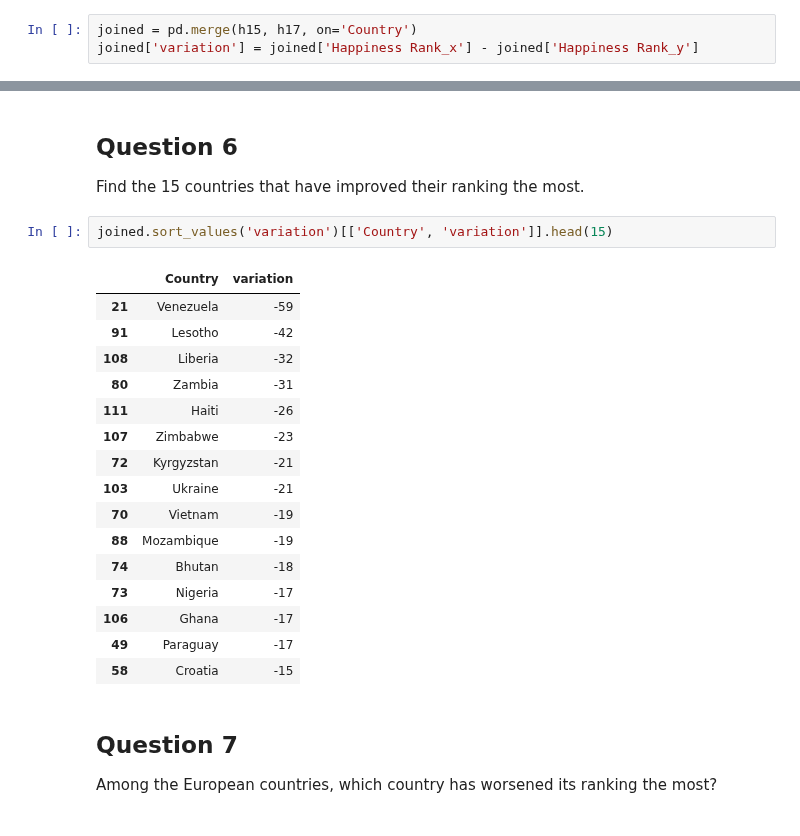
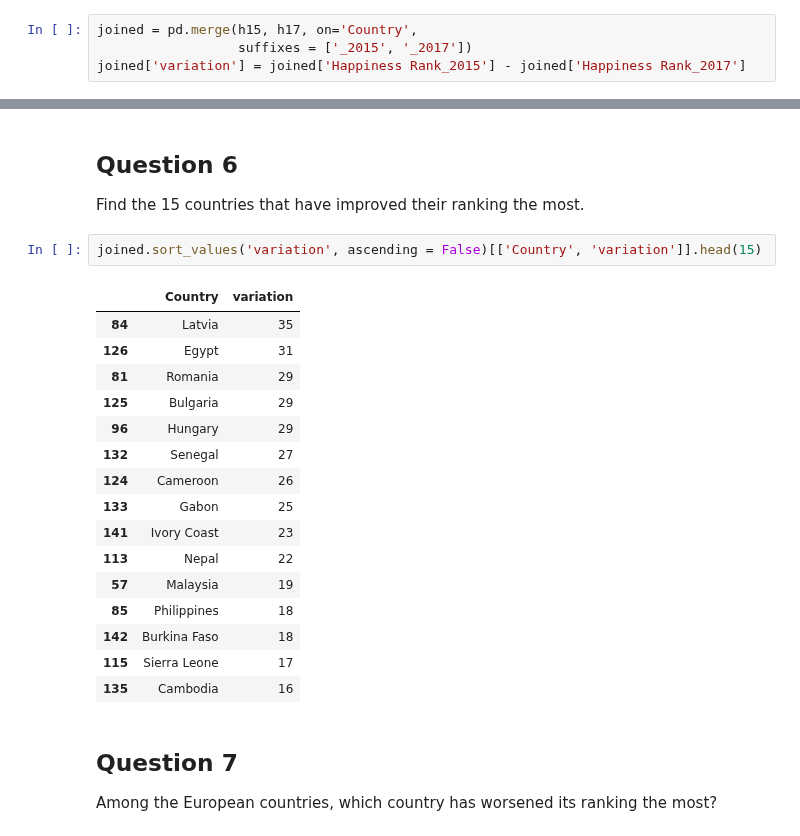
Before and after one commit to gdv/foundationsCS, a Jupyter notebook: teachers/py-10-happiness.ipynb, the cells around one changed output, grey strips where cells are left out. Drawn from its saved outputs; the diff is of its cells as text.

```diff
--- a/teachers/py-10-happiness.ipynb
+++ b/teachers/py-10-happiness.ipynb
@@ -210,6 +207,7 @@ For each nation, compute the variation in the ranking between 2015 and 2017. Put
 We join the `h15` and `h17` dataframes on the *Country* column.
 Beware that we need to use an outer join, for otherwise we would consider only contries that had a ranking in both years
 # %%
-joined = pd.merge(h15, h17, on='Country')
-joined['variation'] = joined['Happiness Rank_x'] - joined['Happiness Rank_y']
+joined = pd.merge(h15, h17, on='Country',
+                  suffixes = ['_2015', '_2017'])
+joined['variation'] = joined['Happiness Rank_2015'] - joined['Happiness Rank_2017']
 # %%
@@ -268,24 +256,24 @@ len(joined[joined['variation'] > 0])
 ## Question 6
 Find the 15 countries that have improved their ranking the most.
 # %%
-joined.sort_values('variation')[['Country', 'variation']].head(15)
+joined.sort_values('variation', ascending = False)[['Country', 'variation']].head(15)
 # %% [output]
 |  | Country | variation |
-| 21 | Venezuela | -59 |
-| 91 | Lesotho | -42 |
-| 108 | Liberia | -32 |
-| 80 | Zambia | -31 |
-| 111 | Haiti | -26 |
-| 107 | Zimbabwe | -23 |
-| 72 | Kyrgyzstan | -21 |
-| 103 | Ukraine | -21 |
-| 70 | Vietnam | -19 |
-| 88 | Mozambique | -19 |
-| 74 | Bhutan | -18 |
-| 73 | Nigeria | -17 |
-| 106 | Ghana | -17 |
-| 49 | Paraguay | -17 |
-| 58 | Croatia | -15 |
+| 84 | Latvia | 35 |
+| 126 | Egypt | 31 |
+| 81 | Romania | 29 |
+| 125 | Bulgaria | 29 |
+| 96 | Hungary | 29 |
+| 132 | Senegal | 27 |
+| 124 | Cameroon | 26 |
+| 133 | Gabon | 25 |
+| 141 | Ivory Coast | 23 |
+| 113 | Nepal | 22 |
+| 57 | Malaysia | 19 |
+| 85 | Philippines | 18 |
+| 142 | Burkina Faso | 18 |
+| 115 | Sierra Leone | 17 |
+| 135 | Cambodia | 16 |
 # %% [markdown]
 ## Question 7
 Among the European countries, which country has worsened its ranking the most?
```
Also changed, not shown: parts of 20 cells of this notebook, 8 other files.
